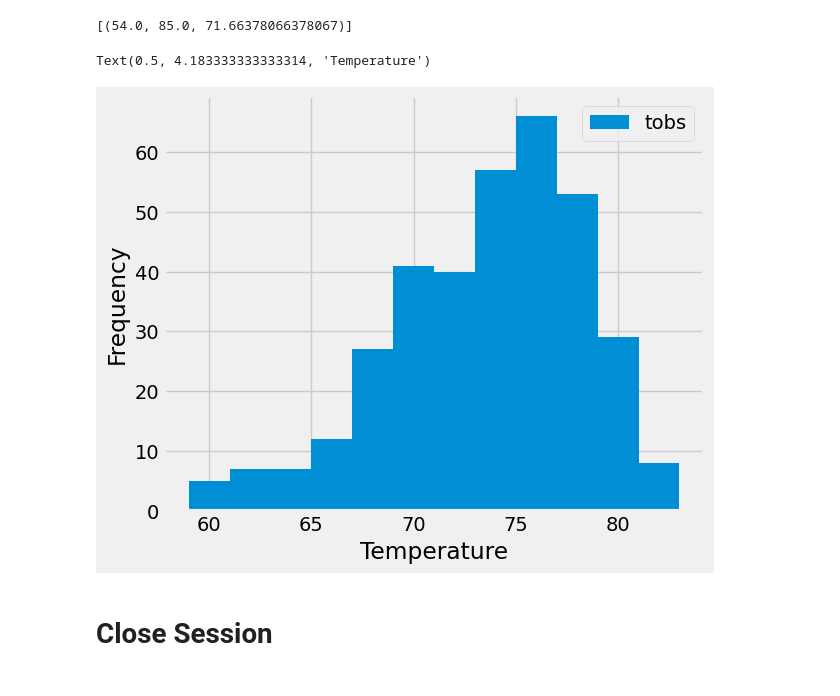
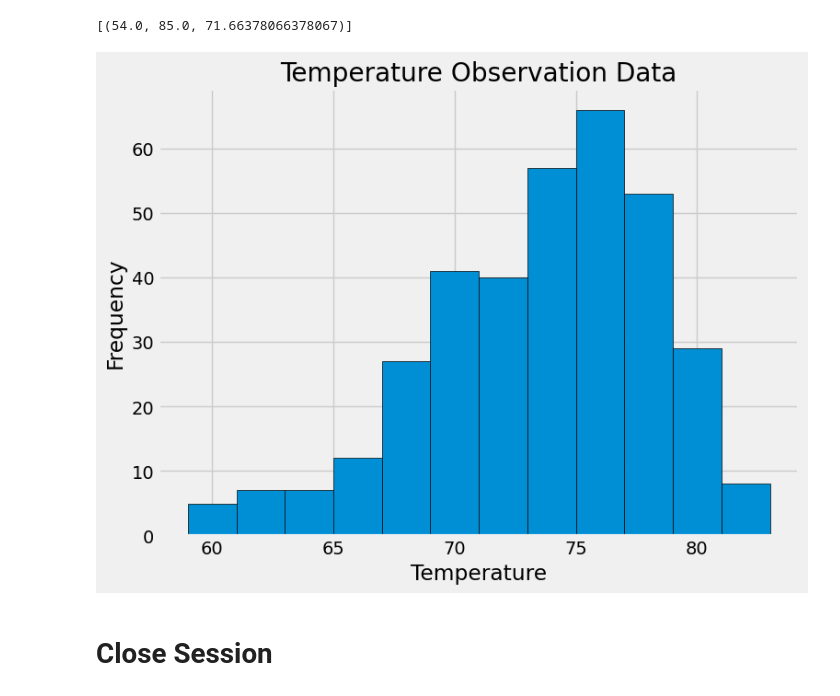
Before and after one commit to JuliWritesStories/sqlalchemy-challenge, a Jupyter notebook: climate_starter.ipynb, the cells around one changed output. Drawn from its saved outputs; the diff is of its cells as text; code cells hidden in the pictures.

```diff
--- a/climate_starter.ipynb
+++ b/climate_starter.ipynb
@@ -94,6 +96,10 @@ Name: Precipitation, dtype: float64
 # %%
 # Design a query to find the most active stations (i.e. which stations have the most rows?)
 # List the stations and their counts in descending order.
+activity = session.query(Measurement.station, func.count(Measurement.station)).\
+                group_by(Measurement.station).\
+                order_by(func.count(Measurement.station).desc()).all()
+activity
 # %% [output]
 [('USC00519281', 2772),
  ('USC00519397', 2724),
@@ -106,14 +112,35 @@ Name: Precipitation, dtype: float64
  ('USC00518838', 511)]
 # %%
 # Using the most active station id from the previous query, calculate the lowest, highest, and average temperature.
+most_active = activity[0][0]
+
+temp = session.query(func.min(Measurement.tobs),
+                    func.max(Measurement.tobs),
+                    func.avg(Measurement.tobs)).\
+                    filter(Measurement.station == most_active).all()
+temp
 # %% [output]
 [(54.0, 85.0, 71.66378066378067)]
 # %%
 # Using the most active station id
 # Query the last 12 months of temperature observation data for this station and plot the results as a histogram
+
+ltmt = mrd - pd.DateOffset(years=1)
+
+observation = session.query(Measurement.tobs).\
+              filter(Measurement.station == most_active).\
+              filter(Measurement.date >= ltmt.strftime("%Y-%m-%d")).all()
+
+temp_ob = [temp[0] for temp in observation]
+
+plt.figure(figsize=(8,6))
+plt.hist(temp_ob, bins = 12, edgecolor= "black")
+plt.title("Temperature Observation Data")
+plt.xlabel("Temperature")
+plt.ylabel("Frequency")
+plt.show()
 # %% [output]
-Text(0.5, 4.183333333333314, 'Temperature')
-[figure, old version]
+[figure, new version]
 # %% [markdown]
 # Close Session
 # %%
```
Also changed, not shown: parts of 1 cell of this notebook.
